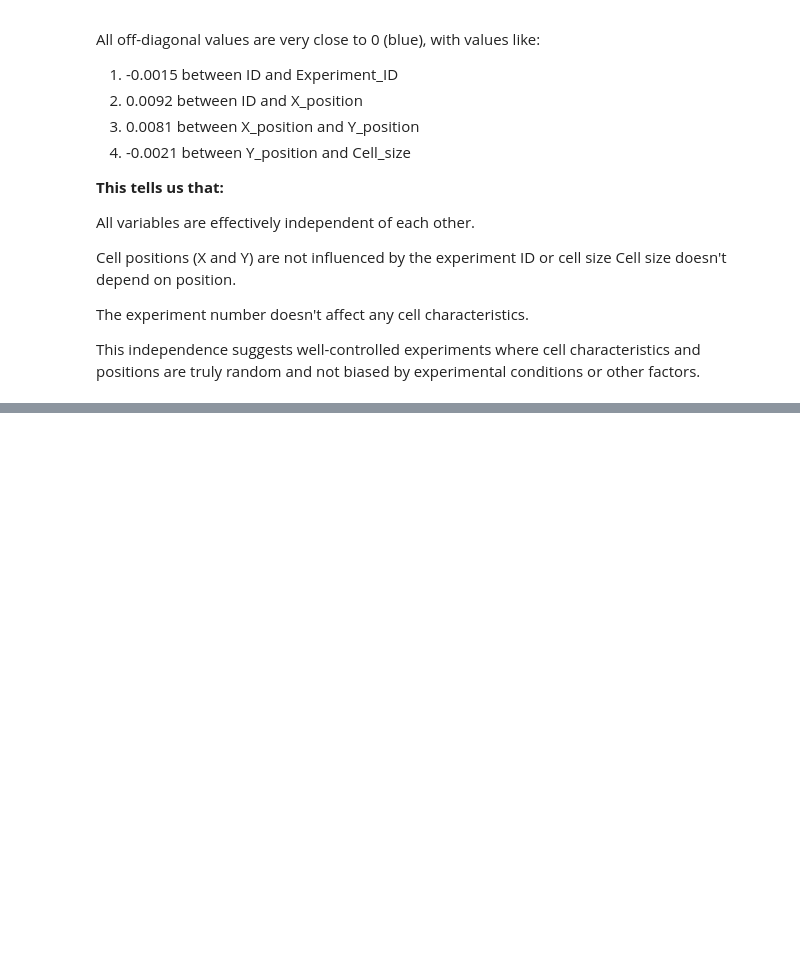
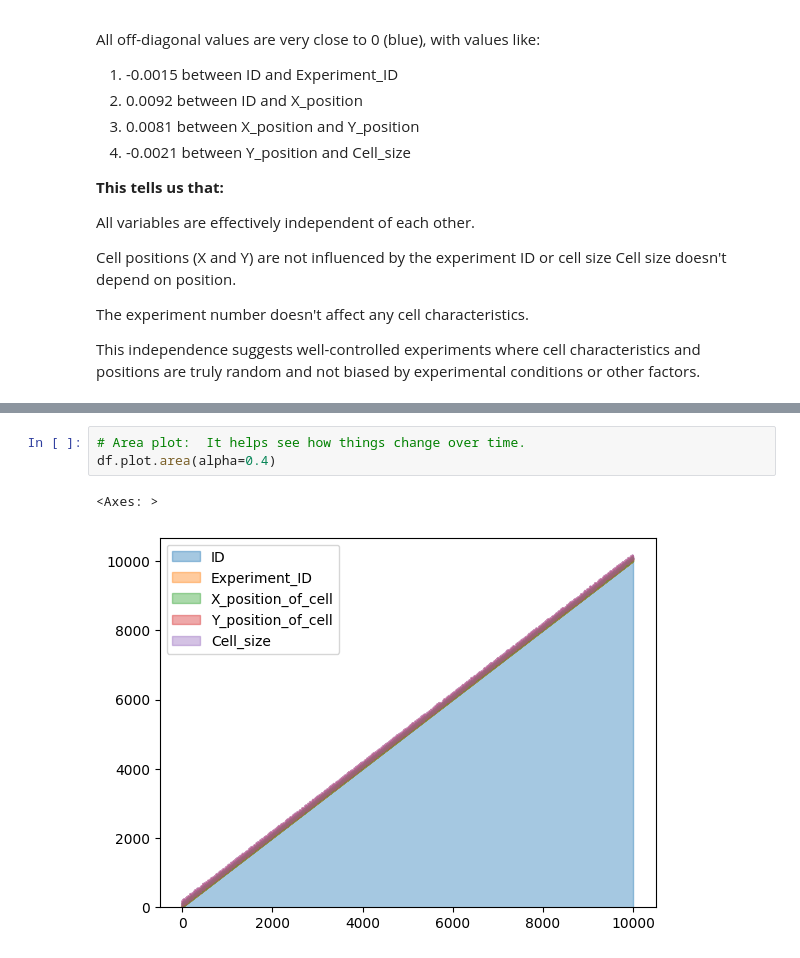
Before and after one commit to Sanarazaaa/Pandas-for-Biologist, a Jupyter notebook: Data_Visualization_Using_Pandas.ipynb, the cells around one changed output, grey strips where cells are left out. Drawn from its saved outputs; the diff is of its cells as text; blank space fills up the shorter version.

```diff
--- a/Data_Visualization_Using_Pandas.ipynb
+++ b/Data_Visualization_Using_Pandas.ipynb
@@ -172,0 +191,6 @@ This independence suggests well-controlled experiments where cell characteristic
+# %%
+# Area plot:  It helps see how things change over time.
+df.plot.area(alpha=0.4)
+# %% [output]
+<Axes: >
+[figure, added]
```
Also changed, not shown: parts of 7 cells of this notebook.
